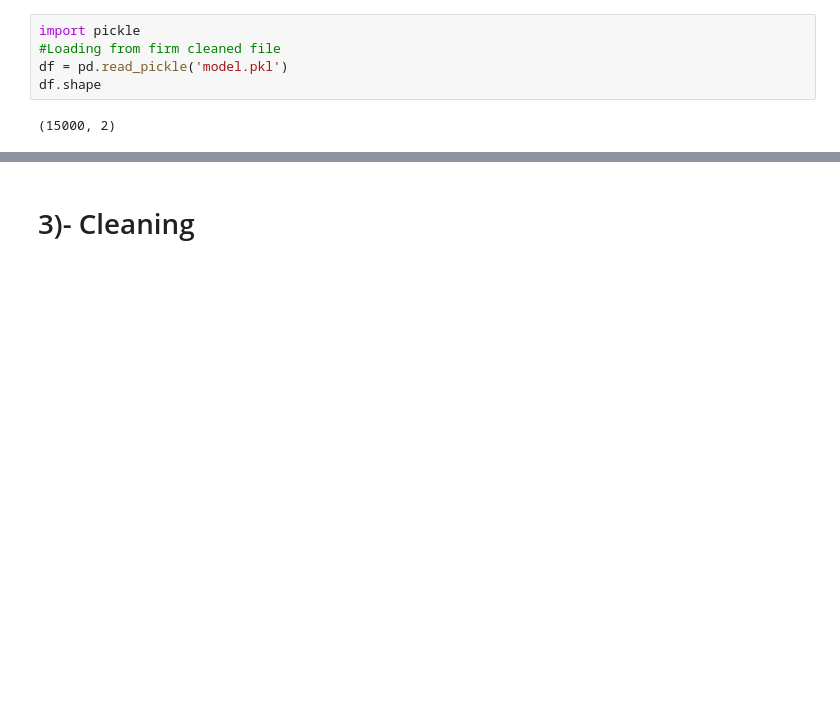
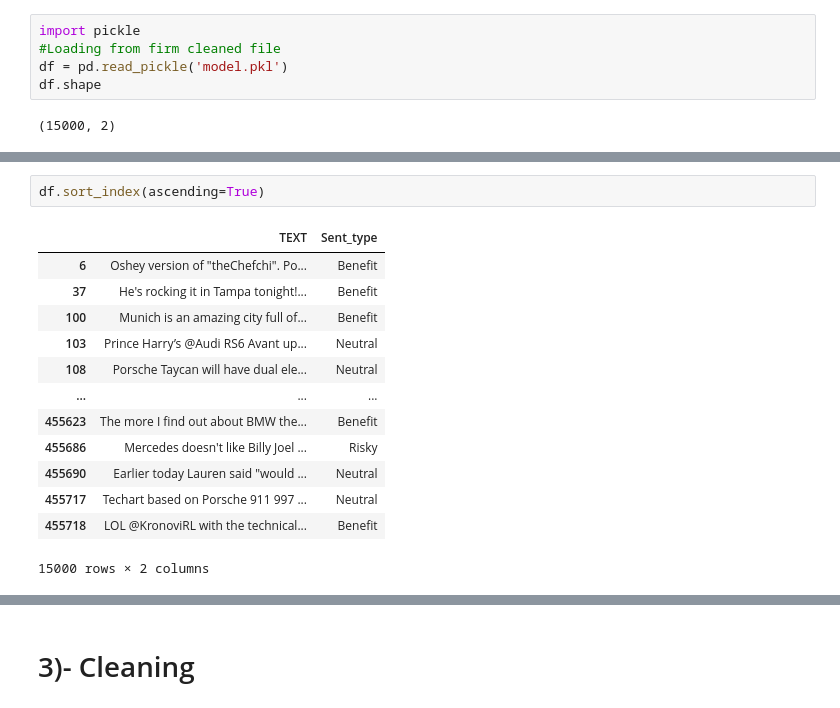
Before and after one commit to HassanSherwani/Natural-Language-Processing-II-, a Jupyter notebook: 16.Sentiment_Analyses(2)/7.Model-3Class_Balanced.ipynb, the cells around one changed output, grey strips where cells are left out. Saved outputs shown, nothing was run; the diff lists cells and outputs as text; blank space fills up the shorter version.

Commit message:
Full_model_balanced

```diff
--- a/16.Sentiment_Analyses(2)/7.Model-3Class_Balanced.ipynb
+++ b/16.Sentiment_Analyses(2)/7.Model-3Class_Balanced.ipynb
@@ -53,0 +54,16 @@ df.head()
+# %%
+df.sort_index(ascending=True)
+# %% [output]
+|  | TEXT | Sent_type |
+| 6 | Oshey version of "theChefchi". Po... | Benefit |
+| 37 | He's rocking it in Tampa tonight!... | Benefit |
+| 100 | Munich is an amazing city full of... | Benefit |
+| 103 | Prince Harry’s @Audi RS6 Avant up... | Neutral |
+| 108 | Porsche Taycan will have dual ele... | Neutral |
+| ... | ... | ... |
+| 455623 | The more I find out about BMW the... | Benefit |
+| 455686 | Mercedes doesn't like Billy Joel ... | Risky |
+| 455690 | Earlier today Lauren said "would ... | Neutral |
+| 455717 | Techart based on Porsche 911 997 ... | Neutral |
+| 455718 | LOL @KronoviRL with the technical... | Benefit |
+15000 rows × 2 columns
```
Also changed, not shown: parts of 53 cells of this notebook.
